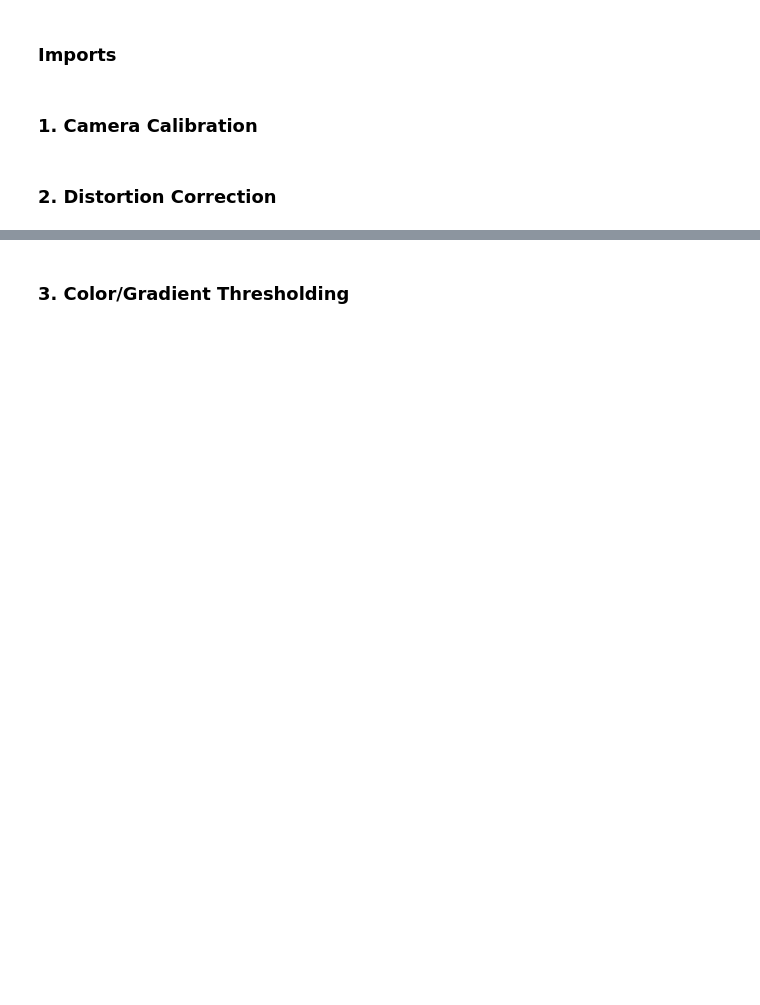
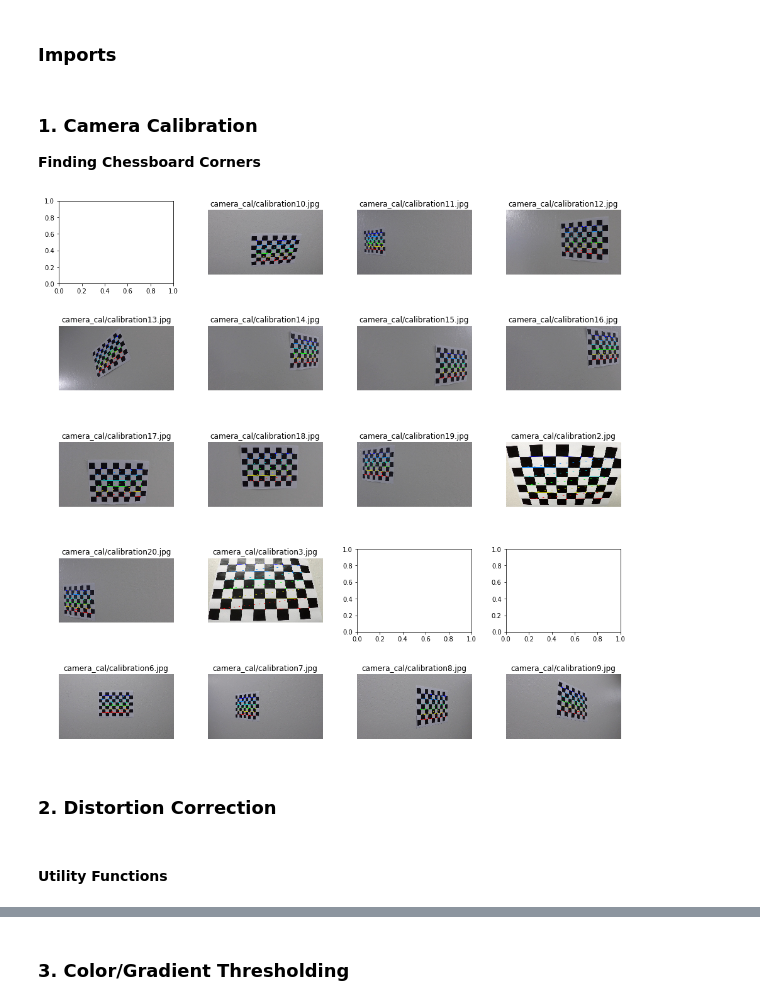
Before and after one commit to abmantha/CarND-Advanced-Lane-Lines, a Jupyter notebook: P4.ipynb, the cells around one changed output, grey strips where cells are left out. Cells and saved outputs as stored; diff of their text form; code cells hidden in the pictures; blank space fills up the shorter version.

Commit message:
Checkpoint: flushing out utility functions

```diff
--- a/P4.ipynb
+++ b/P4.ipynb
@@ -15,35 +26,53 @@ import matplotlib.image as mpimg
 import glob
 # %% [markdown]
 ### 1. Camera Calibration
+
+__Finding Chessboard Corners__
 # %%
+# Create objpoints and imgpoints data from calibration images
 %matplotlib qt
+%matplotlib inline
 
-images = glob.glob("../calibration_images/calibration*.jpg")
+images_files = glob.glob("camera_cal/calibration*.jpg")
+nx = 9
+ny = 6
 
-objpoints = [] # Known object coordinates for chessboard
-imgpoints = []
+def get_calibration_points(images, nx, ny):
+    objpoints = [] # Known object coordinates for chessboard
+    imgpoints = []
 
-# xyz
-objp = np.zeros((6*8,3), np.float32)
+    objp = np.zeros((ny*nx,3), np.float32)
 
-# x, y coordinates
-# mgrid returns coordinates for a given grid size
-objp[:,:2] = np.mgrid[0:8, 0:6].T.reshape(-1, 2)
+    # x, y coordinates
+    # mgrid returns coordinates for a given grid size
+    objp[:,:2] = np.mgrid[0:nx, 0:ny].T.reshape(-1, 2)
 
-for fname in images:
-    # Read in a new image
-    img = mpimg.imread(fname)
+    figure, axis = plt.subplots(5, 4, figsize=(16, 16))
+    figure.subplots_adjust(hspace=0.4, wspace=0.3)
+    axis = axis.ravel()
+    for index, fname in enumerate(images):
+        # Read in a new image
+        img = mpimg.imread(fname)
 
-    # Convert image to grayscale
-    gray = cv2.cvtColor(img, cv2.COLOR_BGR2GRAY)
+        # Convert image to grayscale
+        gray = cv2.cvtColor(img, cv2.COLOR_RGB2GRAY)
 
-    # Find the chessboard corners
-    ret, corners = cv2.findChessboardCorners(gray, (8,6), None)
+        # Find the chessboard corners
+        ret, corners = cv2.findChessboardCorners(gray, (nx,ny), None)
 
-    # If corners are found, add object points, image points
-    if ret == True:
-        imgpoints.append(corners)
-        objpoints.append(objp)
+        # If corners are found, add object points, image points
+        if ret == True:
+            imgpoints.append(corners)
+            objpoints.append(objp)
+            img_with_chessboard = cv2.drawChessboardCorners(img, (nx,ny), corners, ret)
 
-        img = cv2.drawChessboardCorners(img, (8,6), corners, ret)
-        plt.imshow(img)
+            axis[index].set_title(fname)
+            axis[index].axis('off')
+            axis[index].imshow(img_with_chessboard)
+
+    return objpoints, imgpoints
+
+
+objpoints, imgpoints = get_calibration_points(images_files, nx, ny)
+# %% [output]
+[figure, added]
@@ -65,2 +79,4 @@ for fname in images:
 # %% [markdown]
 ### 2. Distortion Correction
+# %% [markdown]
+#### Utility Functions
```
Also changed, not shown: parts of 25 cells of this notebook.
